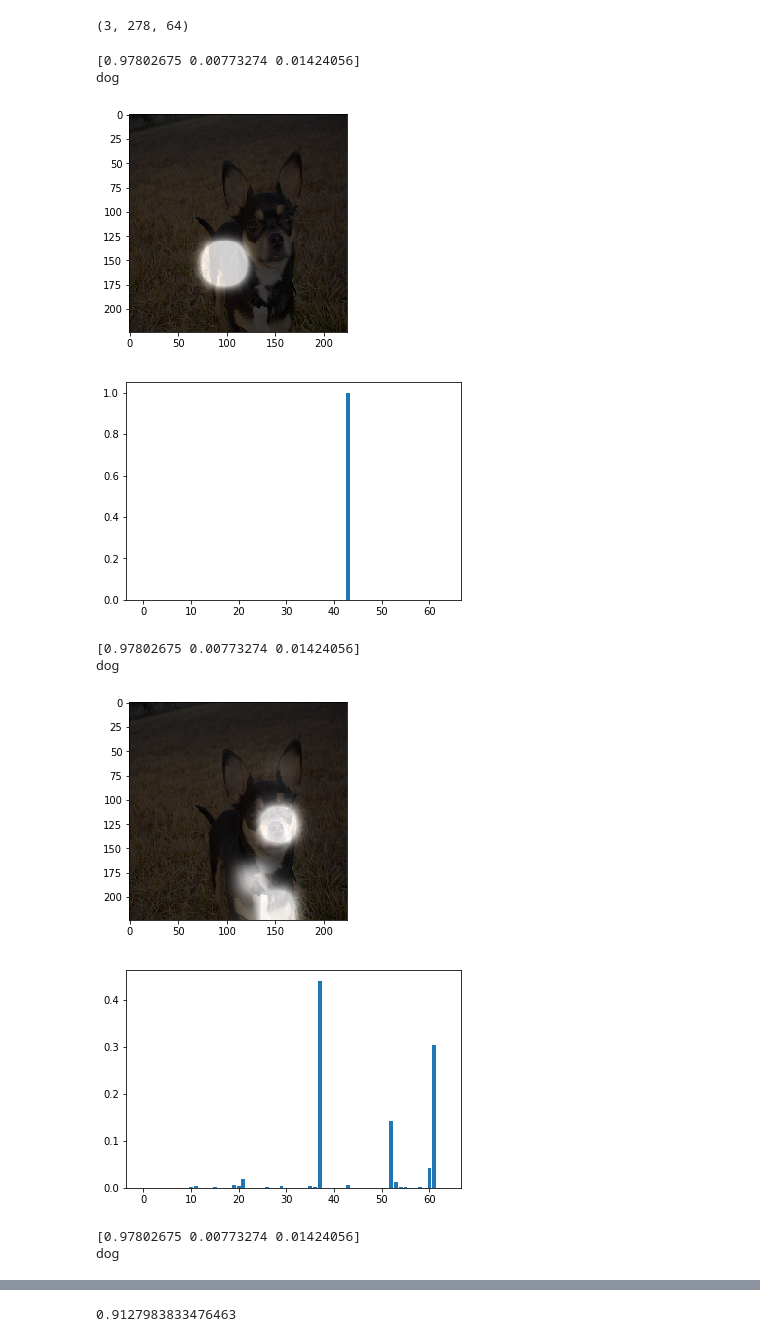
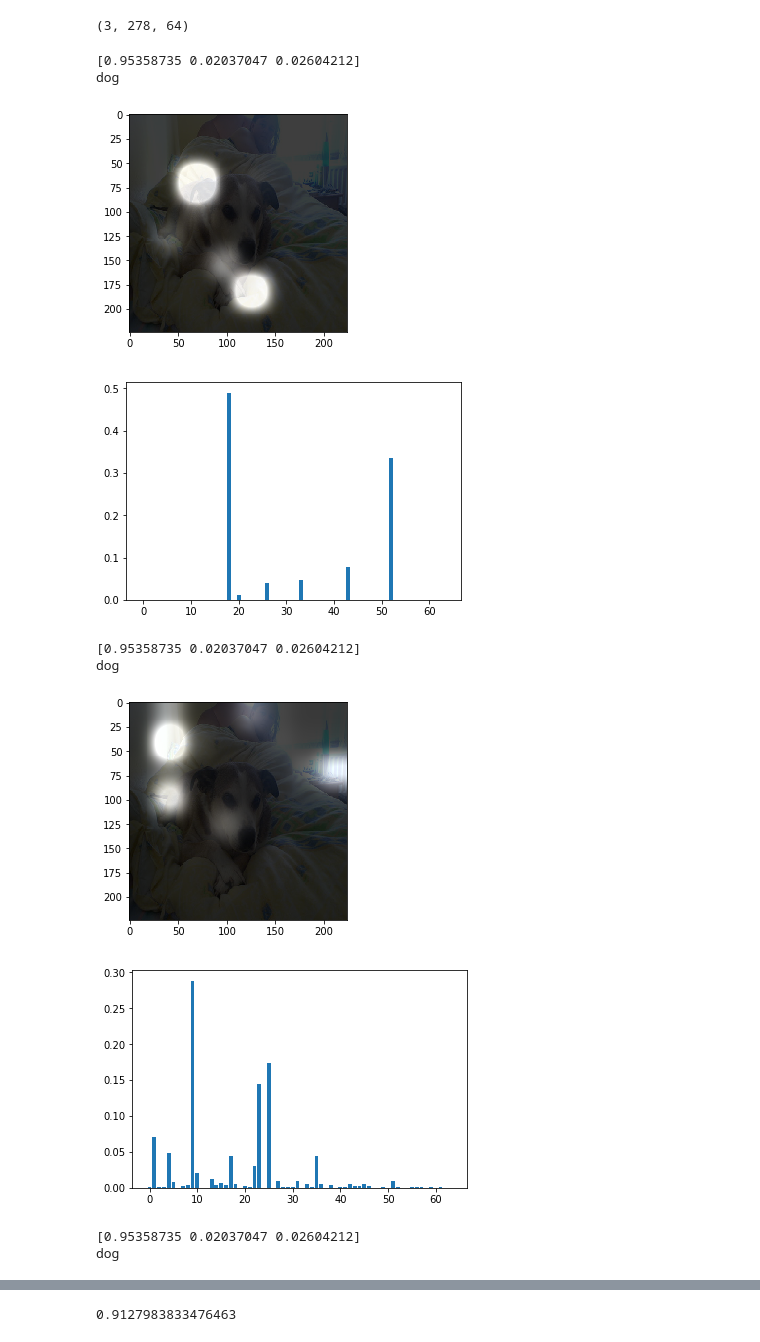
Before and after one commit to m3h0w/visual-attention-cnn-and-eye-tracking, a Jupyter notebook: Soft attention.ipynb, the cells around one changed output, grey strips where cells are left out. Cells and saved outputs as stored; diff of their text form; code cells hidden in the pictures.

```diff
--- a/Soft attention.ipynb
+++ b/Soft attention.ipynb
@@ -404,7 +404,7 @@ atts_.shape
 from scipy import signal
 from scipy import ndimage
 
-image_n = 15
+image_n = 19
 for t in range(atts_.shape[0]):
     img_index = test_index[image_n]
     proba_res = test_proba_[image_n]
@@ -437,38 +437,38 @@ for t in range(atts_.shape[0]):
         result[from_y:to_y, from_x:to_x, :] = np.ones_like(result[from_x:to_x,from_y:to_y,:]) * 255 * att_prob
 
 #         cropped_img = chosen_img[from_x:to_x,
 #                     from_y:to_y,:]
 #         chosen_img[from_x:to_x,
 #                     from_y:to_y,:] = cropped_img * att_prob + 100
 #         print(adjusted_img.shape)
 
 
 #     scharr = np.array([[ 0, 0,  0],
 #                        [0, 1, 0],
 #                        [ 0, 0,  0]]) # Gx + j*Gy
 #     adjusted_img = signal.convolve2d(adjusted_img[:,:,0], scharr, boundary='symm', mode='same')
 #     print(adjusted_img.max())
 #     plt.imshow(chosen_img)
 #     plt.show()
 
     result = result / 255.
     chosen_img = chosen_img / 255.
     result = ndimage.gaussian_filter(result, sigma=8) * 8
     result[result > 1] = 1
     res = normalize(0.3 * chosen_img + result)
     plt.imshow(res)
     plt.show()
 
     plt.bar(range(atts_.shape[2]), chosen_attention)
     plt.show()
 # %% [output]
-[0.97802675 0.00773274 0.01424056]
+[0.95358735 0.02037047 0.02604212]
 dog
-[figure, old version]
+[figure, new version]
-[figure, old version]
+[figure, new version]
-[0.97802675 0.00773274 0.01424056]
+[0.95358735 0.02037047 0.02604212]
 dog
-[figure, old version]
+[figure, new version]
-[figure, old version]
+[figure, new version]
-[0.97802675 0.00773274 0.01424056]
+[0.95358735 0.02037047 0.02604212]
 dog
```
Also changed, not shown: parts of 8 cells of this notebook, 11 other files.
